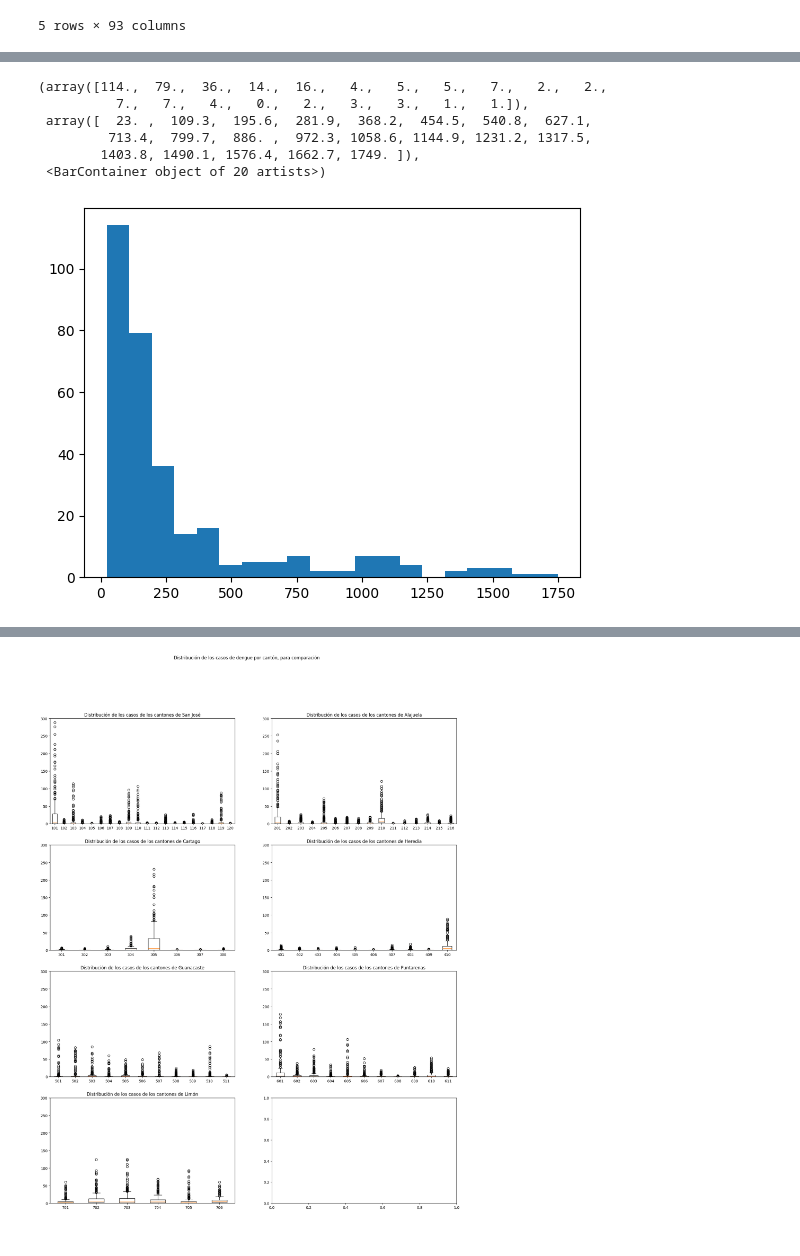
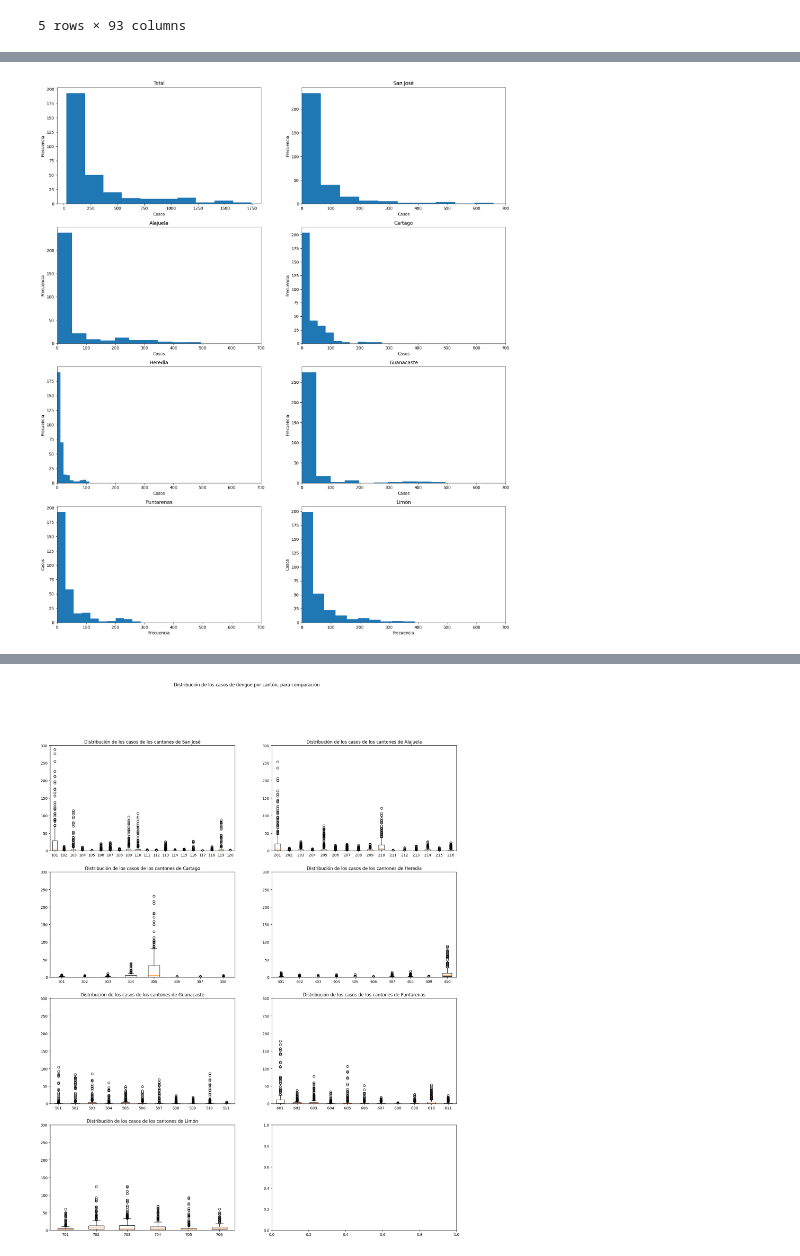
Before and after one commit to artisticlimon/dengue-model, a Jupyter notebook: eda/figures/eda_figs.ipynb, the cells around one changed output, grey strips where cells are left out. Drawn from its saved outputs; the diff is of its cells as text; code cells hidden in the pictures.

```diff
--- a/eda/figures/eda_figs.ipynb
+++ b/eda/figures/eda_figs.ipynb
@@ -112,5 +147,5 @@ plt.show()
 # %%
-casos = pd.read_csv("../data/raw/cases_dengue_rr.csv")
+casos = pd.read_csv("../../data/raw/cases_dengue_rr.csv")
 # %%
 casos.head()
 # %% [output]
@@ -136,13 +222,56 @@ ax.set_xticks([])
 # %%
-plt.hist(casos["0"], bins=20)
+fig, ax = plt.subplots(4, 2, figsize=(20, 24))
+
+ax[0, 0].hist(casos["0"])
+ax[0, 0].set_title("Total")
+ax[0, 0].set_xlabel("Casos")
+ax[0, 0].set_ylabel("Frecuencia")
+
+ax[0, 1].hist(casos["1"])
+ax[0, 1].set_title("San José")
+ax[0, 1].set_xlabel("Casos")
+ax[0, 1].set_xlim(left = 0, right = 700)
+ax[0, 1].set_ylabel("Frecuencia")
+
+ax[1, 0].hist(casos["2"])
+ax[1, 0].set_title("Alajuela")
+ax[1, 0].set_xlabel("Casos")
+ax[1, 0].set_xlim(left = 0, right = 700)
+ax[1, 0].set_ylabel("Frecuencia")
+
+ax[1, 1].hist(casos["3"])
+ax[1, 1].set_title("Cartago")
+ax[1, 1].set_xlabel("Casos")
+ax[1, 1].set_xlim(left = 0, right = 700)
+ax[1, 1].set_ylabel("Frecuencia")
+
+ax[2, 0].hist(casos["4"])
+ax[2, 0].set_title("Heredia")
+ax[2, 0].set_xlabel("Casos")
+ax[2, 0].set_xlim(left = 0, right = 700)
+ax[2, 0].set_ylabel("Frecuencia")
+
+ax[2, 1].hist(casos["5"])
+ax[2, 1].set_title("Guanacaste")
+ax[2, 1].set_xlabel("Casos")
+ax[2, 1].set_xlim(left = 0, right = 700)
+ax[2, 1].set_ylabel("Frecuencia")
+
+ax[3, 0].hist(casos["6"])
+ax[3, 0].set_title("Puntarenas")
+ax[3, 0].set_ylabel("Casos")
+ax[3, 0].set_xlim(left = 0, right = 700)
+ax[3, 0].set_xlabel("Frecuencia")
+
+ax[3, 1].hist(casos["7"])
+ax[3, 1].set_title("Limón")
+ax[3, 1].set_ylabel("Casos")
+ax[3, 1].set_xlim(left = 0, right = 700)
+ax[3, 1].set_xlabel("Frecuencia")
+
+plt.show()
 # %% [output]
-(array([114.,  79.,  36.,  14.,  16.,   4.,   5.,   5.,   7.,   2.,   2.,
-          7.,   7.,   4.,   0.,   2.,   3.,   3.,   1.,   1.]),
- array([  23. ,  109.3,  195.6,  281.9,  368.2,  454.5,  540.8,  627.1,
-         713.4,  799.7,  886. ,  972.3, 1058.6, 1144.9, 1231.2, 1317.5,
-        1403.8, 1490.1, 1576.4, 1662.7, 1749. ]),
- <BarContainer object of 20 artists>)
-[figure, old version]
+[figure, new version]
 # %%
 casos.describe()
 # %% [output]
```
Also changed, not shown: parts of 7 cells of this notebook, 2 other files.
